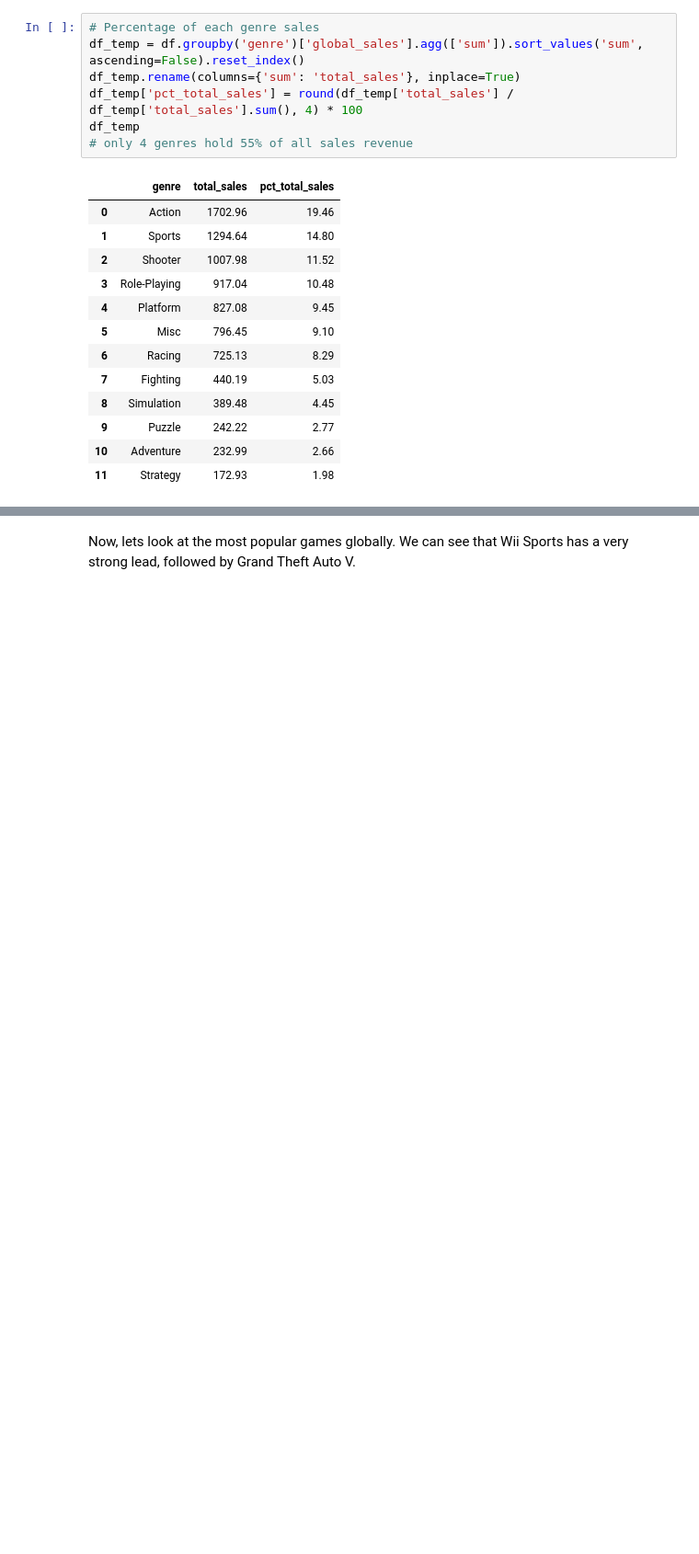
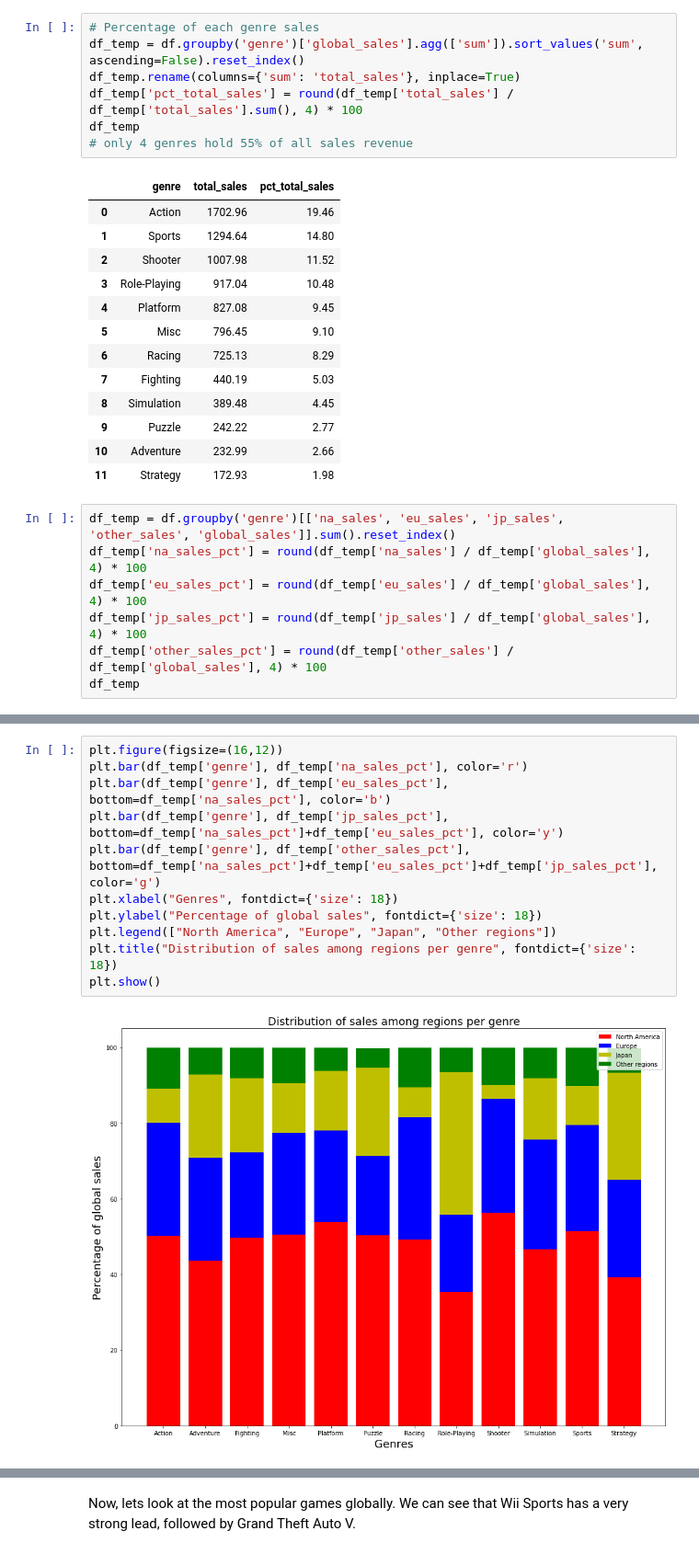
Before and after one commit to 3kleo/Video-Game-Sales-Analysis, a Jupyter notebook: notebook.ipynb, the cells around one changed output, grey strips where cells are left out. Shown: that part at 92% size. Drawn from its saved outputs; the diff is of its cells as text; blank space fills up the shorter version.

```diff
--- a/notebook.ipynb
+++ b/notebook.ipynb
@@ -245,3 +243,10 @@ df_temp
 | 9 | Puzzle | 242.22 | 2.77 |
 | 10 | Adventure | 232.99 | 2.66 |
 | 11 | Strategy | 172.93 | 1.98 |
+# %%
+df_temp = df.groupby('genre')[['na_sales', 'eu_sales', 'jp_sales', 'other_sales', 'global_sales']].sum().reset_index()
+df_temp['na_sales_pct'] = round(df_temp['na_sales'] / df_temp['global_sales'], 4) * 100
+df_temp['eu_sales_pct'] = round(df_temp['eu_sales'] / df_temp['global_sales'], 4) * 100
+df_temp['jp_sales_pct'] = round(df_temp['jp_sales'] / df_temp['global_sales'], 4) * 100
+df_temp['other_sales_pct'] = round(df_temp['other_sales'] / df_temp['global_sales'], 4) * 100
+df_temp
@@ -247,0 +267,13 @@ df_temp
+# %%
+plt.figure(figsize=(16,12))
+plt.bar(df_temp['genre'], df_temp['na_sales_pct'], color='r')
+plt.bar(df_temp['genre'], df_temp['eu_sales_pct'], bottom=df_temp['na_sales_pct'], color='b')
+plt.bar(df_temp['genre'], df_temp['jp_sales_pct'], bottom=df_temp['na_sales_pct']+df_temp['eu_sales_pct'], color='y')
+plt.bar(df_temp['genre'], df_temp['other_sales_pct'], bottom=df_temp['na_sales_pct']+df_temp['eu_sales_pct']+df_temp['jp_sales_pct'], color='g')
+plt.xlabel("Genres", fontdict={'size': 18})
+plt.ylabel("Percentage of global sales", fontdict={'size': 18})
+plt.legend(["North America", "Europe", "Japan", "Other regions"])
+plt.title("Distribution of sales among regions per genre", fontdict={'size': 18})
+plt.show()
+# %% [output]
+[figure, added]
```
Also changed, not shown: parts of 17 cells of this notebook.
